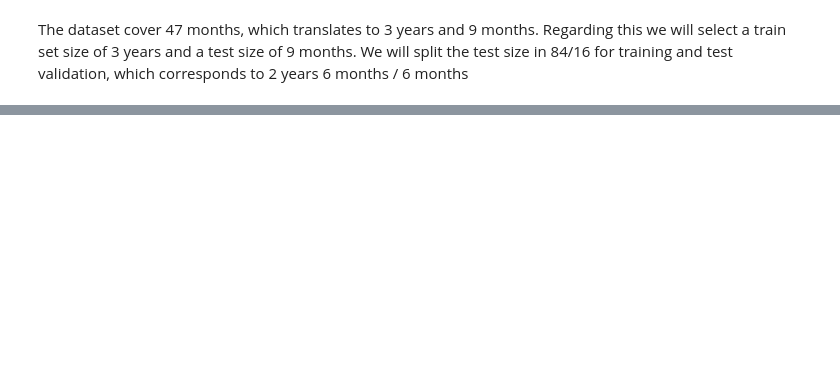
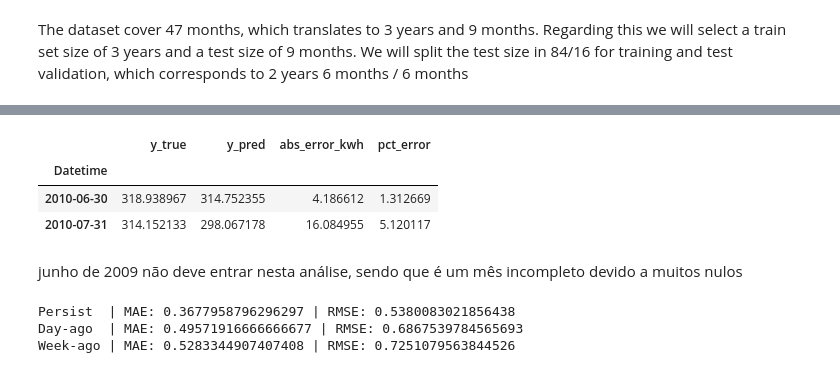
Before and after one commit to alvaroterroso/household-energy-consumption-prediction, a Jupyter notebook: hecp.ipynb, the cells around one changed output, grey strips where cells are left out. Drawn from its saved outputs; the diff is of its cells as text; code cells hidden in the pictures; blank space fills up the shorter version.

```diff
--- a/hecp.ipynb
+++ b/hecp.ipynb
@@ -338,0 +578,5 @@ The dataset cover 47 months, which translates to 3 years and 9 months. Regarding
+# %%
+y = dfm[TARGET].copy()
+X = dfm.drop(columns=[TARGET]).copy()
+
+X.dtypes.value_counts(), X.shape, y.shape
@@ -338,0 +631,26 @@ The dataset cover 47 months, which translates to 3 years and 9 months. Regarding
+# %%
+from sklearn.pipeline import Pipeline
+from sklearn.preprocessing import StandardScaler
+from sklearn.linear_model import LinearRegression
+from sklearn.ensemble import RandomForestRegressor, HistGradientBoostingRegressor
+
+models = {
+    "LinearRegression": Pipeline([
+        ("scaler", StandardScaler()),
+        ("model", LinearRegression())
+    ]),
+    "HistGB": HistGradientBoostingRegressor(
+        max_depth=8, learning_rate=0.05, max_iter=300, random_state=42
+    ),
+    "RandomForest": RandomForestRegressor(
+        n_estimators=300, random_state=42, n_jobs=-1
+    ),
+}
+
+for name, model in models.items():
+    model.fit(X_train, y_train)
+    pred_val = model.predict(X_val)
+
+    print(f"\n== {name} ==")
+    print("VAL | MAE:", mean_absolute_error(y_val, pred_val),
+          "| RMSE:", rmse(y_val, pred_val))
@@ -338,0 +678,26 @@ The dataset cover 47 months, which translates to 3 years and 9 months. Regarding
+# %%
+val_df = pd.DataFrame({"y_true": y_val, "y_pred": models["HistGB"].predict(X_val)}, index=y_val.index)
+
+monthly = val_df.resample("ME").sum()
+monthly["abs_error_kwh"] = (monthly["y_pred"] - monthly["y_true"]).abs()
+monthly["pct_error"] = monthly["abs_error_kwh"] / monthly["y_true"] * 100
+monthly[["y_true","y_pred","abs_error_kwh","pct_error"]]
+# %% [output]
+|  | y_true | y_pred | abs_error_kwh | pct_error |
+| Datetime |  |  |  |  |
+| 2010-06-30 | 318.938967 | 314.752355 | 4.186612 | 1.312669 |
+| 2010-07-31 | 314.152133 | 298.067178 | 16.084955 | 5.120117 |
+# %% [markdown]
+junho de 2009 não deve entrar nesta análise, sendo que é um mês incompleto devido a muitos nulos
+# %%
+pred_persist = X_val["target_kwh_hour_lag_1"]
+pred_dayago  = X_val["target_kwh_hour_lag_24"]
+pred_weekago = X_val["target_kwh_hour_lag_168"]
+
+print("Persist  | MAE:", mean_absolute_error(y_val, pred_persist), "| RMSE:", rmse(y_val, pred_persist))
+print("Day-ago  | MAE:", mean_absolute_error(y_val, pred_dayago),  "| RMSE:", rmse(y_val, pred_dayago))
+print("Week-ago | MAE:", mean_absolute_error(y_val, pred_weekago), "| RMSE:", rmse(y_val, pred_weekago))
+# %% [output]
+Persist  | MAE: 0.3677958796296297 | RMSE: 0.5380083021856438
+Day-ago  | MAE: 0.49571916666666677 | RMSE: 0.6867539784565693
+Week-ago | MAE: 0.5283344907407408 | RMSE: 0.7251079563844526
```
Also changed, not shown: parts of 35 cells of this notebook, 2 other files.
